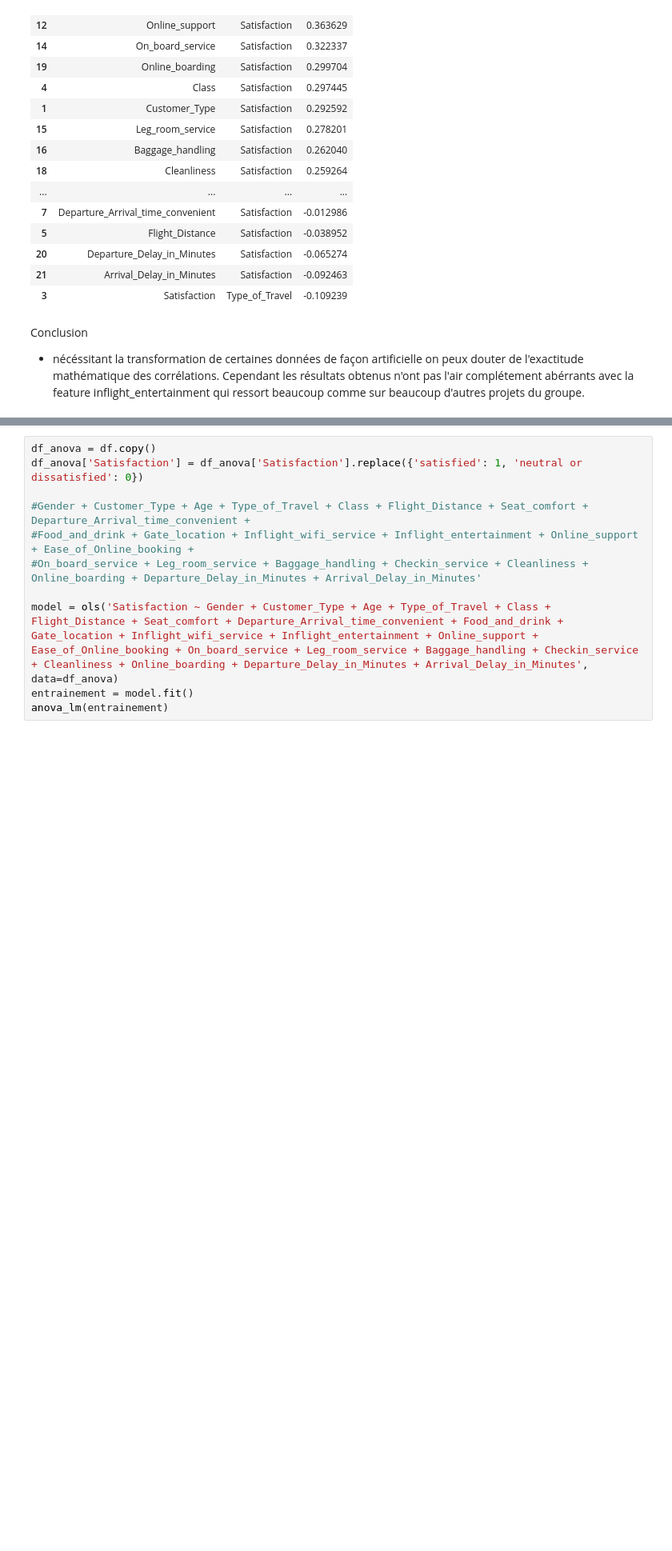
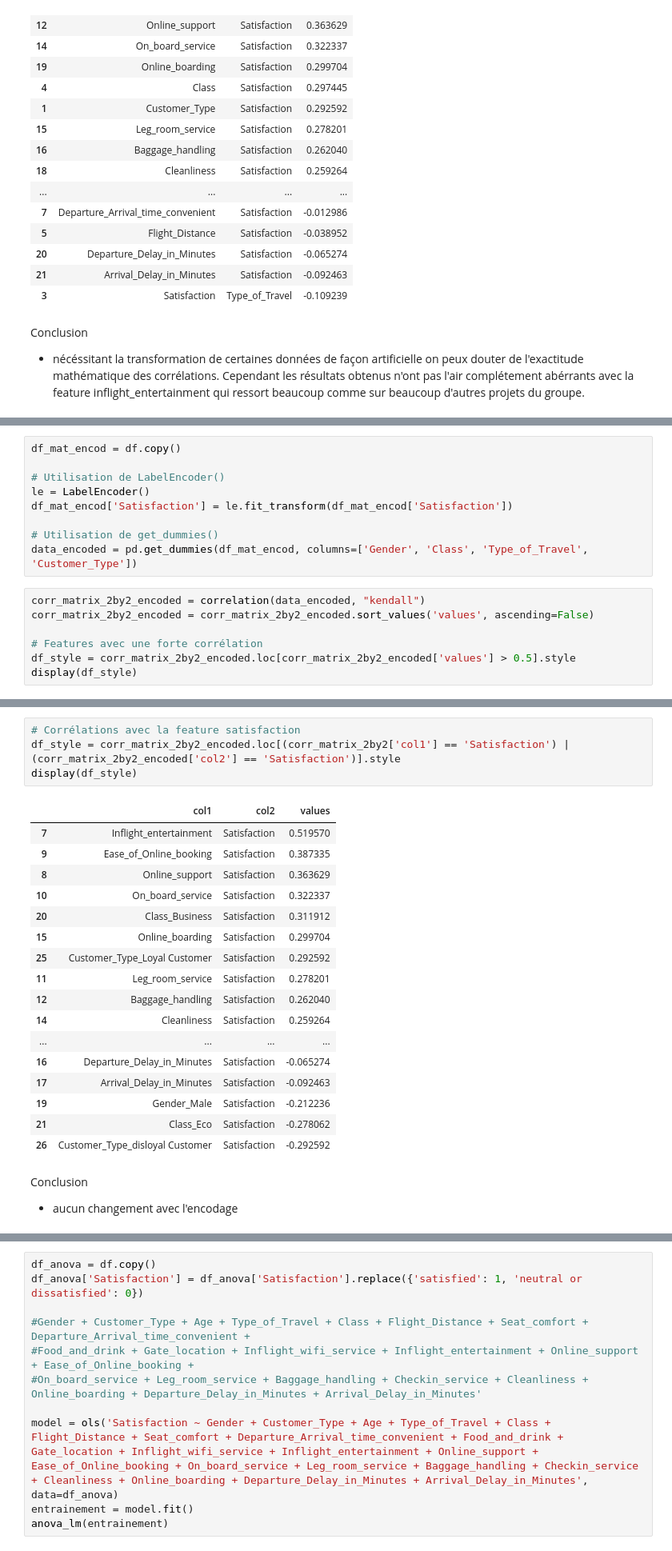
Before and after one commit to data-IA-2022/Airline_Jeremy, a Jupyter notebook: chap1_analyse_des_donnees.ipynb, the cells around one changed output, grey strips where cells are left out. Shown at 80% size. Drawn from its saved outputs; the diff is of its cells as text; blank space fills up the shorter version.

```diff
--- a/chap1_analyse_des_donnees.ipynb
+++ b/chap1_analyse_des_donnees.ipynb
@@ -263,0 +273,16 @@ Conclusion
+# %%
+df_mat_encod = df.copy()
+
+# Utilisation de LabelEncoder()
+le = LabelEncoder()
+df_mat_encod['Satisfaction'] = le.fit_transform(df_mat_encod['Satisfaction'])
+
+# Utilisation de get_dummies()
+data_encoded = pd.get_dummies(df_mat_encod, columns=['Gender', 'Class', 'Type_of_Travel', 'Customer_Type'])
+# %%
+corr_matrix_2by2_encoded = correlation(data_encoded, "kendall")
+corr_matrix_2by2_encoded = corr_matrix_2by2_encoded.sort_values('values', ascending=False)
+
+# Features avec une forte corrélation
+df_style = corr_matrix_2by2_encoded.loc[corr_matrix_2by2_encoded['values'] > 0.5].style
+display(df_style)
@@ -264 +304,26 @@ Conclusion
+# %%
+# Corrélations avec la feature satisfaction
+df_style = corr_matrix_2by2_encoded.loc[(corr_matrix_2by2['col1'] == 'Satisfaction') | (corr_matrix_2by2_encoded['col2'] == 'Satisfaction')].style
+display(df_style)
+# %% [output]
+|  | col1 | col2 | values |
+| 7 | Inflight_entertainment | Satisfaction | 0.519570 |
+| 9 | Ease_of_Online_booking | Satisfaction | 0.387335 |
+| 8 | Online_support | Satisfaction | 0.363629 |
+| 10 | On_board_service | Satisfaction | 0.322337 |
+| 20 | Class_Business | Satisfaction | 0.311912 |
+| 15 | Online_boarding | Satisfaction | 0.299704 |
+| 25 | Customer_Type_Loyal Customer | Satisfaction | 0.292592 |
+| 11 | Leg_room_service | Satisfaction | 0.278201 |
+| 12 | Baggage_handling | Satisfaction | 0.262040 |
+| 14 | Cleanliness | Satisfaction | 0.259264 |
+| ... | ... | ... | ... |
+| 16 | Departure_Delay_in_Minutes | Satisfaction | -0.065274 |
+| 17 | Arrival_Delay_in_Minutes | Satisfaction | -0.092463 |
+| 19 | Gender_Male | Satisfaction | -0.212236 |
+| 21 | Class_Eco | Satisfaction | -0.278062 |
+| 26 | Customer_Type_disloyal Customer | Satisfaction | -0.292592 |
+# %% [markdown]
+Conclusion
+- aucun changement avec l'encodage
 # %% [markdown]
```
Also changed, not shown: parts of 23 cells of this notebook, 2 other files.
